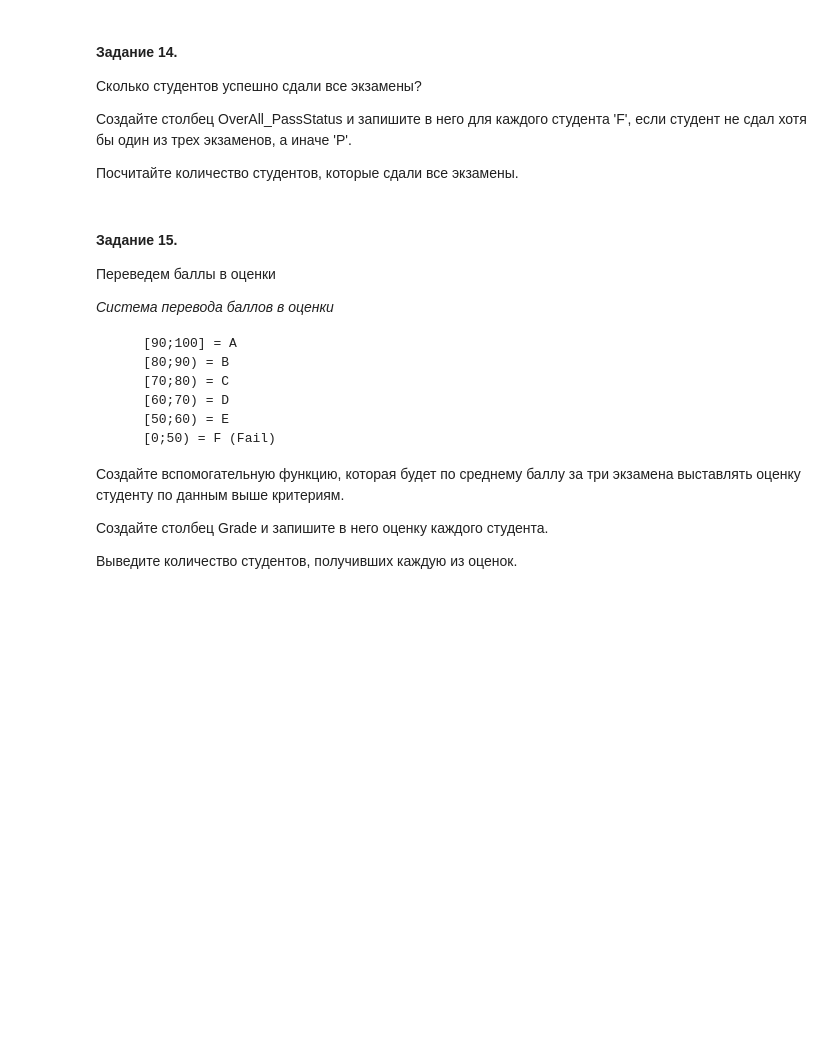
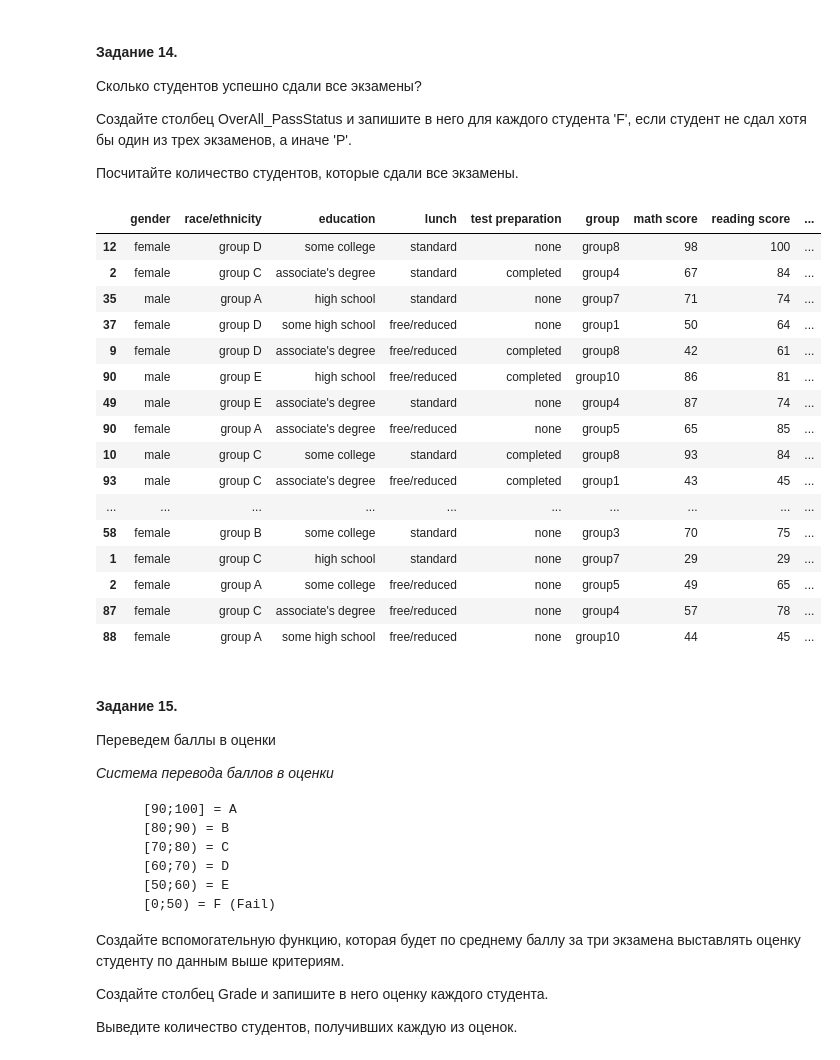
Before and after one commit to MariaGrib/mag2021, a Jupyter notebook: 2 semester/07p/hw06p.ipynb, the cells around one changed output. Saved outputs shown, nothing was run; the diff lists cells and outputs as text; code cells hidden in the pictures; blank space fills up the shorter version.

```diff
--- a/2 semester/07p/hw06p.ipynb
+++ b/2 semester/07p/hw06p.ipynb
@@ -230,0 +324,16 @@ https://www.kaggle.com/kamilpolak/tutorial-how-to-use-pivot-table-in-pandas
+# %%
+# a_lambda_function = lambda x: x*2 if x < 3 else x
+passmark = 50
+# df.assign(Math_PassStatus=lambda x: x['math score']+2)
+df['Math_PassStatus'] = df['math score'].apply(lambda x: 'F' if x < passmark else 'P')
+df.head()
+print(df.groupby(['Math_PassStatus'])[['math score']].count())
+# тут если применить count ко всему датафрейму, подсчитает в каждом столбце, подэтому подсчитала в math score
+
+df['Reading_PassStatus'] = df['reading score'].apply(lambda x: 'F' if x < passmark else 'P')
+df['Writing_PassStatus'] = df['writing score'].apply(lambda x: 'F' if x < passmark else 'P')
+
+print(df.groupby(['Reading_PassStatus'])[['reading score']].count())
+print(df.groupby(['Writing_PassStatus'])[['writing score']].count())
+
+df.head()
@@ -241,3 +367,36 @@ https://www.kaggle.com/kamilpolak/tutorial-how-to-use-pivot-table-in-pandas
+# %%
+# способ 1
+# df.replace({"F":0,
+#             "P":1}, inplace = True)
+# df.assign(OverAll_PassStatus = lambda x: x.Math_PassStatus*x.Reading_PassStatus*x.Writing_PassStatus)
+
+# cпособ 2  -- тоже работает
+# df = df.assign(Product=lambda x: (x['Field_1'] * x['Field_2'] * x['Field_3']))
+# df = df.assign(OverAll_PassStatus = lambda x:
+#           'F' if (x[['Math_PassStatus', 'Reading_PassStatus', 'Writing_PassStatus']] == 'F').any() else 'P', axis = 1)
+
+df["OverAll_PassStatus"] = df[["Math_PassStatus", "Reading_PassStatus", 'Writing_PassStatus']].apply(lambda x:
+                                                                                                    'F' if (x[['Math_PassStatus', 'Reading_PassStatus', 'Writing_PassStatus']] == 'F').any() else 'P', axis = 1)
+
+df.sample(20)
+# %% [output]
+|  | gender | race/ethnicity | education | lunch | test preparation | group | math score | reading score | ... |
+| 12 | female | group D | some college | standard | none | group8 | 98 | 100 | ... |
+| 2 | female | group C | associate's degree | standard | completed | group4 | 67 | 84 | ... |
+| 35 | male | group A | high school | standard | none | group7 | 71 | 74 | ... |
+| 37 | female | group D | some high school | free/reduced | none | group1 | 50 | 64 | ... |
+| 9 | female | group D | associate's degree | free/reduced | completed | group8 | 42 | 61 | ... |
+| 90 | male | group E | high school | free/reduced | completed | group10 | 86 | 81 | ... |
+| 49 | male | group E | associate's degree | standard | none | group4 | 87 | 74 | ... |
+| 90 | female | group A | associate's degree | free/reduced | none | group5 | 65 | 85 | ... |
+| 10 | male | group C | some college | standard | completed | group8 | 93 | 84 | ... |
+| 93 | male | group C | associate's degree | free/reduced | completed | group1 | 43 | 45 | ... |
+| ... | ... | ... | ... | ... | ... | ... | ... | ... | ... |
+| 58 | female | group B | some college | standard | none | group3 | 70 | 75 | ... |
+| 1 | female | group C | high school | standard | none | group7 | 29 | 29 | ... |
+| 2 | female | group A | some college | free/reduced | none | group5 | 49 | 65 | ... |
+| 87 | female | group C | associate's degree | free/reduced | none | group4 | 57 | 78 | ... |
+| 88 | female | group A | some high school | free/reduced | none | group10 | 44 | 45 | ... |
 # %% [markdown]
 #### Задание 15.
 
```
Also changed, not shown: parts of 13 cells of this notebook.
